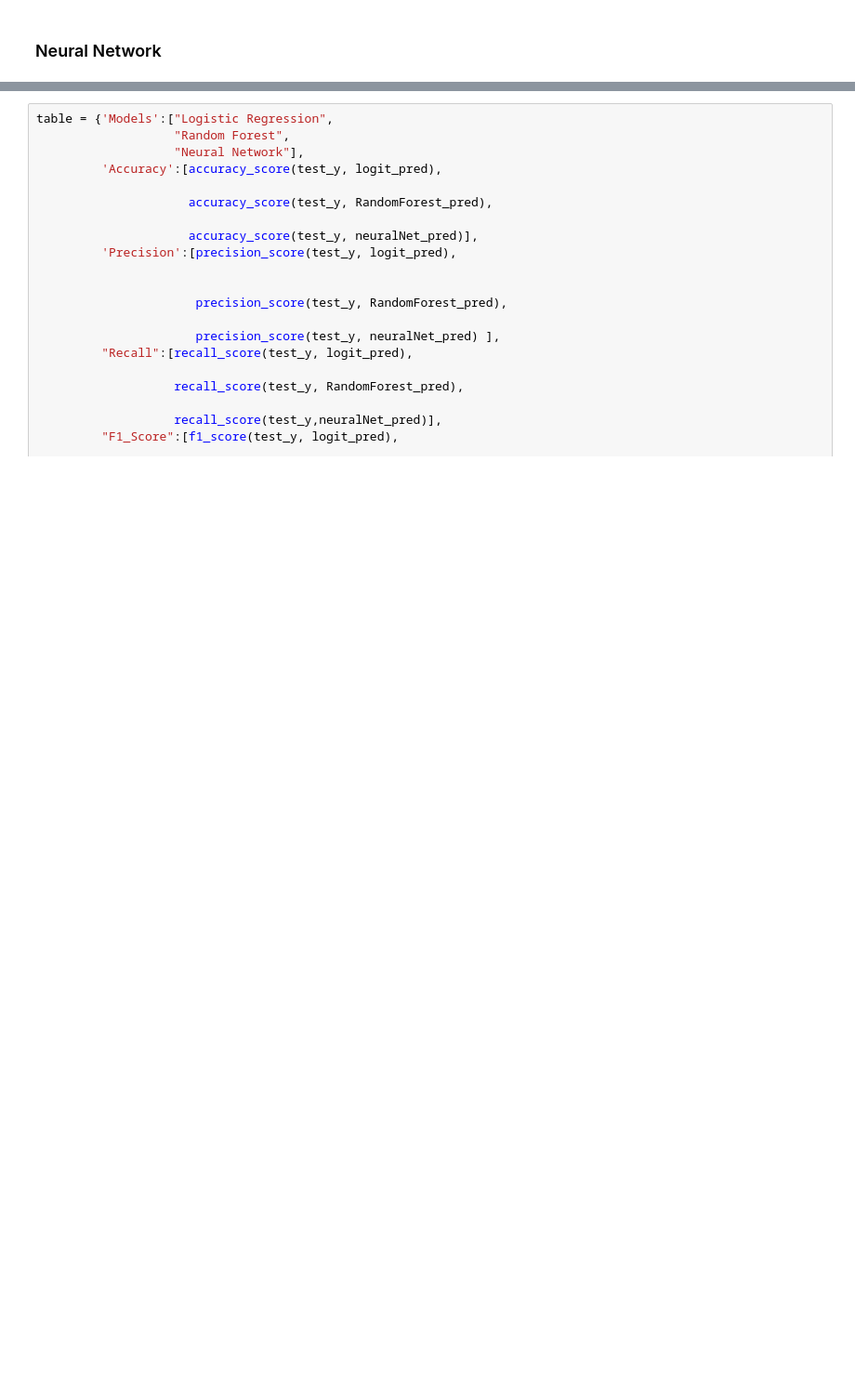
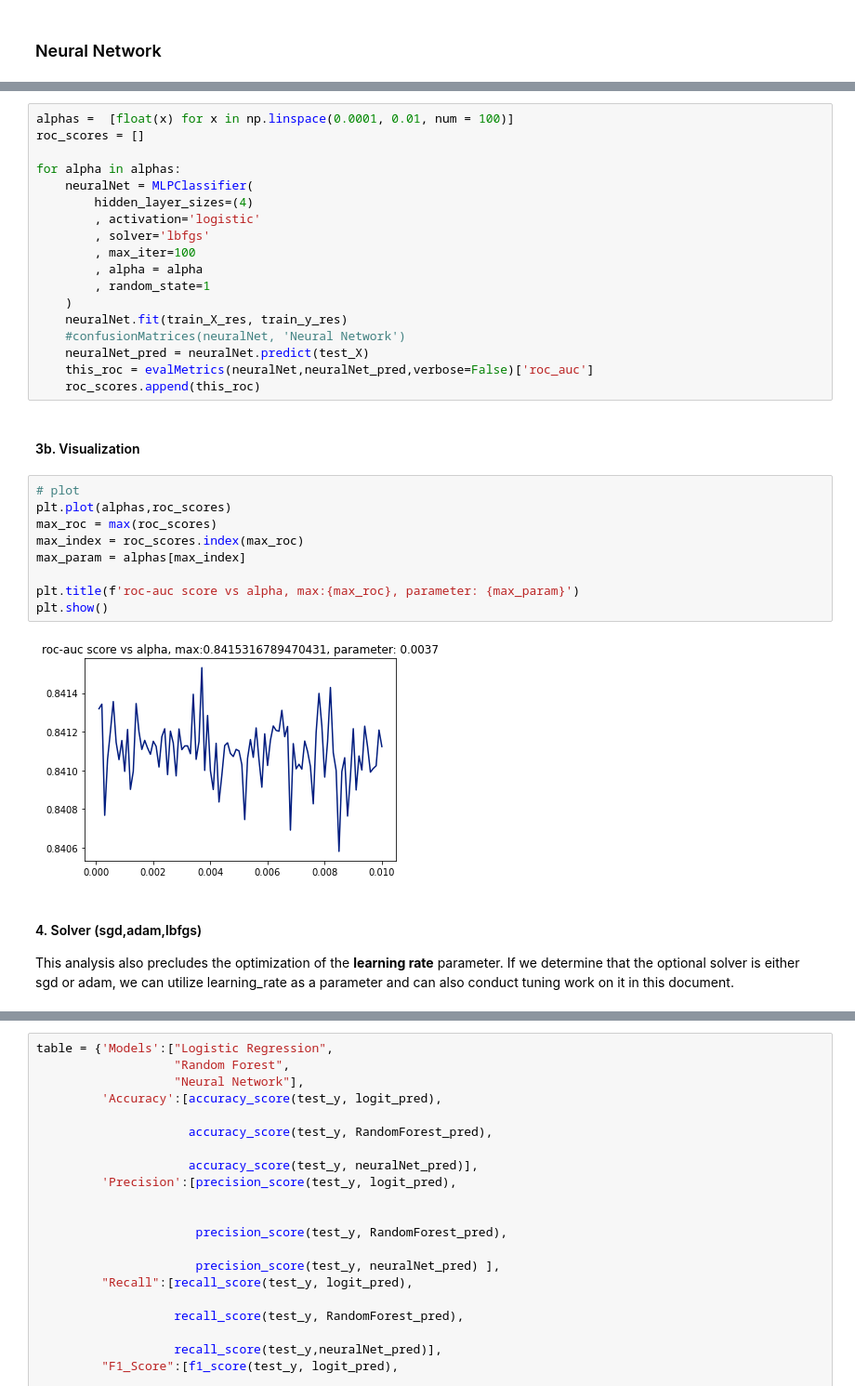
Before and after one commit to kayfilipp/HigherME, a Jupyter notebook: census_data/Modeling.ipynb, the cells around one changed output, grey strips where cells are left out. Shown: that part at 93% size. Cells and saved outputs as stored; diff of their text form; blank space fills up the shorter version.

```diff
--- a/census_data/Modeling.ipynb
+++ b/census_data/Modeling.ipynb
@@ -561,0 +606,34 @@ ROC AUC: 0.840197
+# %%
+alphas =  [float(x) for x in np.linspace(0.0001, 0.01, num = 100)]
+roc_scores = []
+
+for alpha in alphas:
+    neuralNet = MLPClassifier(
+        hidden_layer_sizes=(4)
+        , activation='logistic'
+        , solver='lbfgs'
+        , max_iter=100
+        , alpha = alpha
+        , random_state=1
+    )
+    neuralNet.fit(train_X_res, train_y_res)
+    #confusionMatrices(neuralNet, 'Neural Network')
+    neuralNet_pred = neuralNet.predict(test_X)
+    this_roc = evalMetrics(neuralNet,neuralNet_pred,verbose=False)['roc_auc']
+    roc_scores.append(this_roc)
+# %% [markdown]
+#### 3b. Visualization
+# %%
+# plot
+plt.plot(alphas,roc_scores)
+max_roc = max(roc_scores)
+max_index = roc_scores.index(max_roc)
+max_param = alphas[max_index]
+
+plt.title(f'roc-auc score vs alpha, max:{max_roc}, parameter: {max_param}')
+plt.show()
+# %% [output]
+[figure, added]
+# %% [markdown]
+#### 4. Solver (sgd,adam,lbfgs)
+This analysis also precludes the optimization of the **learning rate** parameter. If we determine that the optional solver is either sgd or adam, we can utilize learning_rate as a parameter and can also conduct tuning work on it in this document.
```
Also changed, not shown: parts of 74 cells of this notebook.
